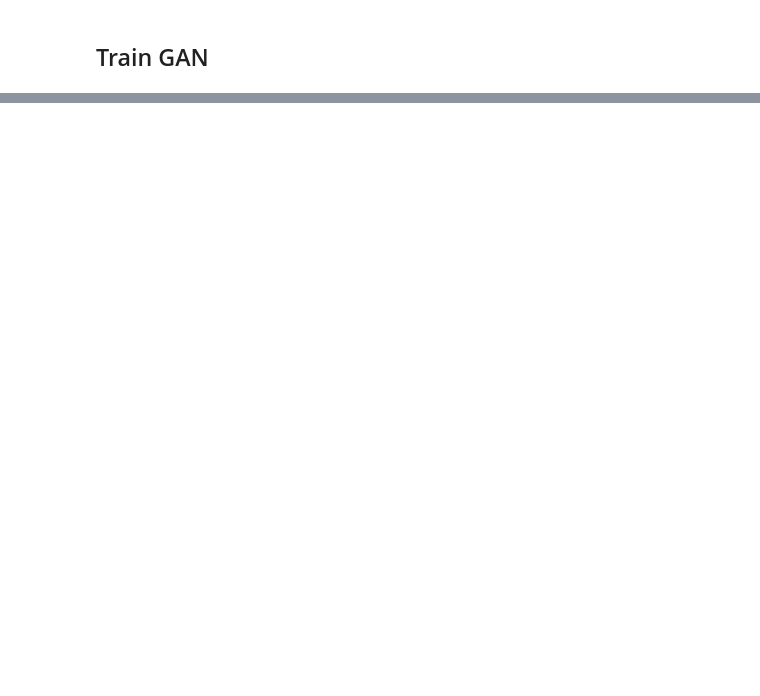
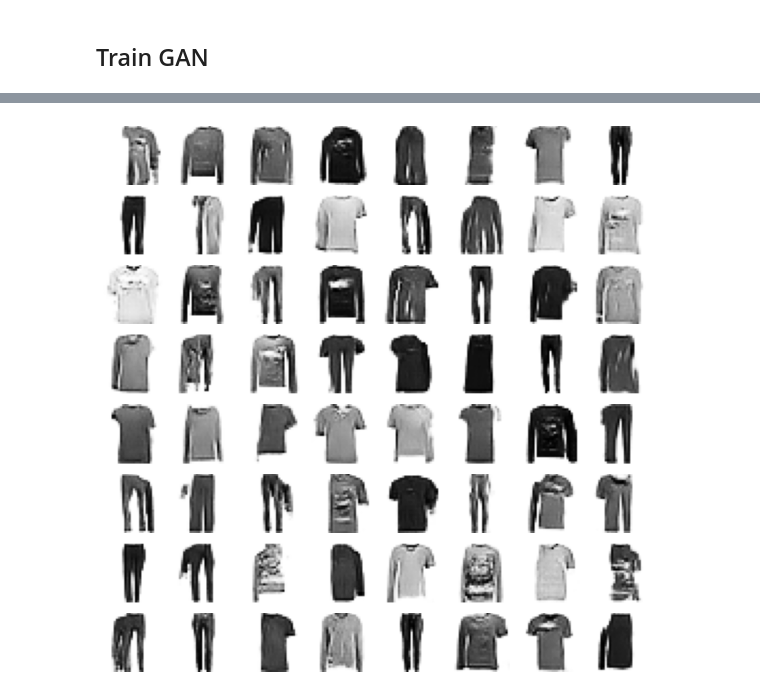
Before and after one commit to noodleincup/tensorflow, a Jupyter notebook: 14_1_WorkShop.ipynb, the cells around one changed output, grey strips where cells are left out. Cells and saved outputs as stored; diff of their text form; code cells hidden in the pictures; blank space fills up the shorter version.

```diff
--- a/14_1_WorkShop.ipynb
+++ b/14_1_WorkShop.ipynb
@@ -269,0 +268,4 @@ ModuleNotFoundError: No module named 'tqdm'
+# %%
+noise = np.random.normal(0, 1, size=(64, noise_dim))  # Generate random noise for final visualization
+show_images(noise, (8, 8), generator)  # Visualize the final generated images
+# %% [output]
@@ -269,0 +273 @@ ModuleNotFoundError: No module named 'tqdm'
+[figure, added]
```
Also changed, not shown: parts of 5 cells of this notebook, 2 other files.
